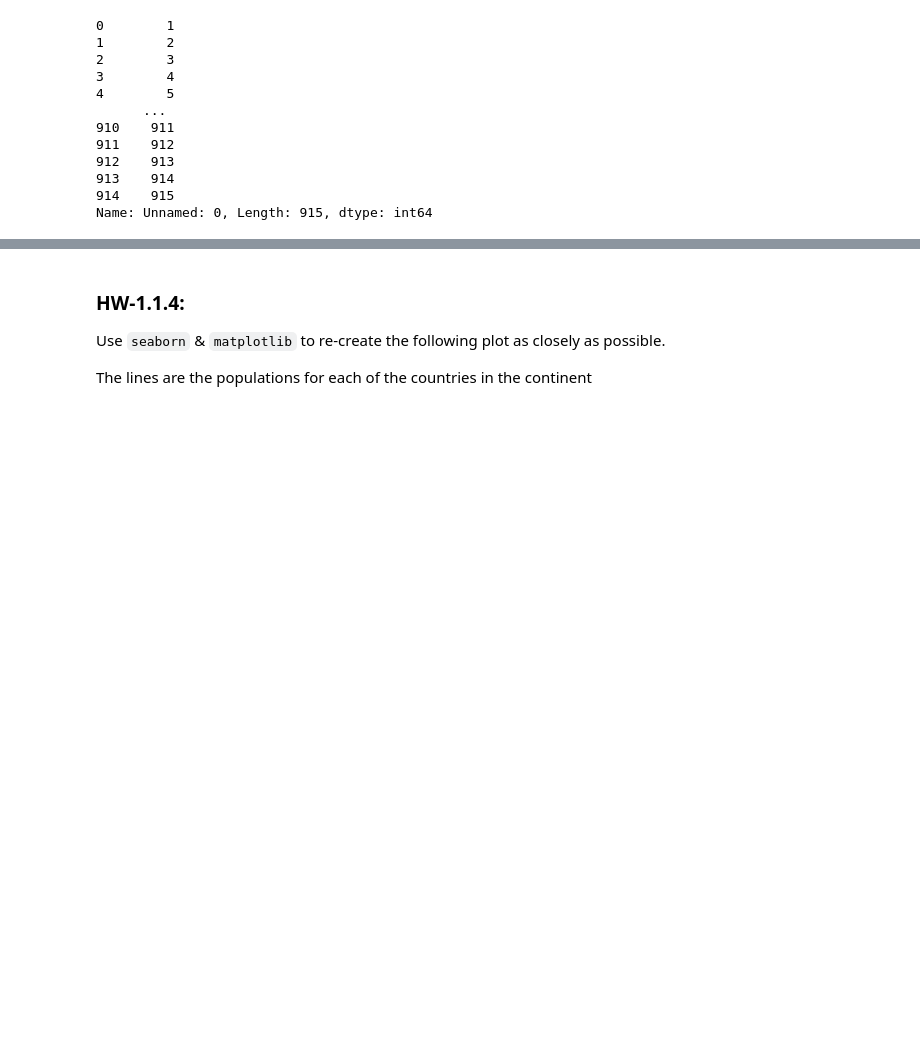
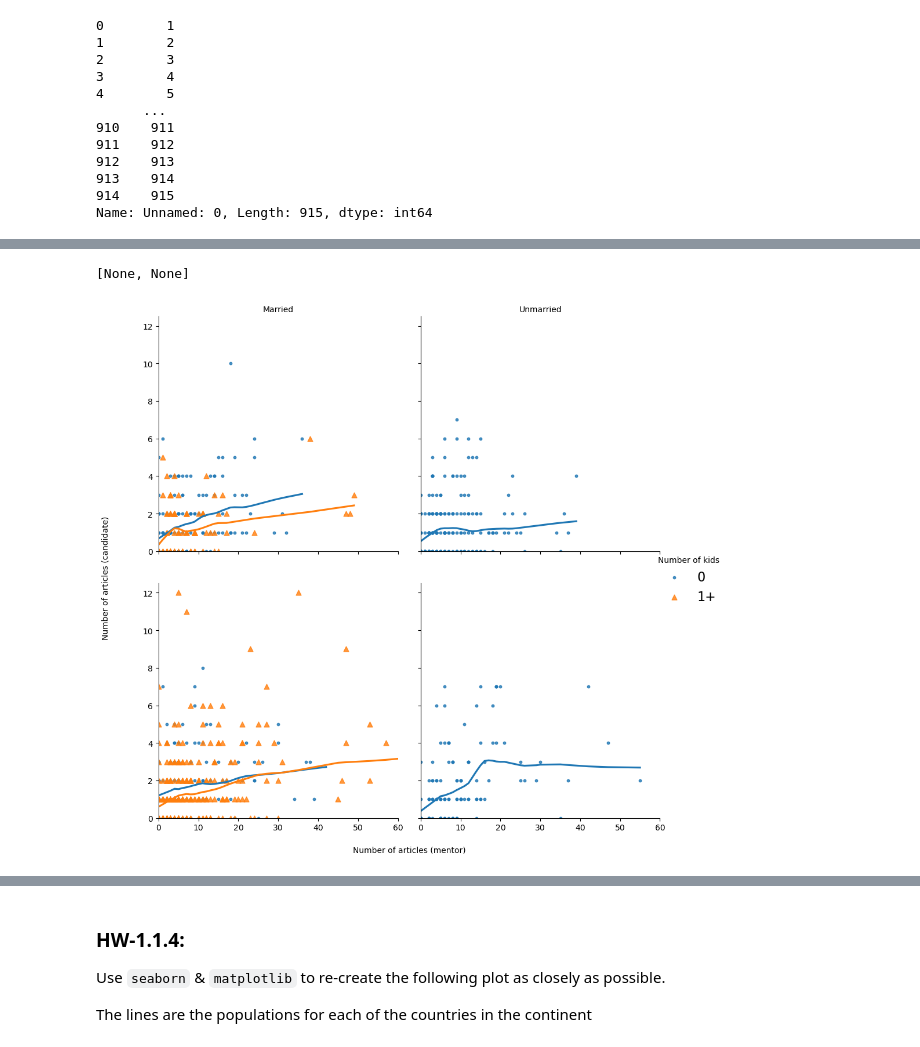
Before and after one commit to 5cminsuhlim/ANLY503, a Jupyter notebook: hws/hw1/hw-1.1.ipynb, the cells around one changed output, grey strips where cells are left out. Drawn from its saved outputs; the diff is of its cells as text; code cells hidden in the pictures; blank space fills up the shorter version.

```diff
--- a/hws/hw1/hw-1.1.ipynb
+++ b/hws/hw1/hw-1.1.ipynb
@@ -139,0 +123,37 @@ um = df.loc[(df['married'] == 'no') & (df['gender'] == 'male')]
+# %%
+mask = df['kids'] > 0
+df['kids'] = np.where(mask, "1+", "0") # if kids > 0, 1+. else, 0
+# %%
+df['gender'] = df['gender'].astype('category')
+df['gender'].cat.reorder_categories(['female', 'male'], inplace=True)
+# %%
+# INSERT CODE HERE
+g = sns.lmplot(x="mentor", y="articles", hue="kids", markers=[".","^"], lowess=True, data=df, col='married', row='gender', scatter_kws={'s': 40})
+
+# axes limits + ticks
+g.set(ylim=(0, 12.5))
+g.set(xlim=(0, 60))
+for ax in g.axes.flat:
+    ax.tick_params(axis='both', labelsize=10)
+    ax.set_ylabel("") # remove y labels
+    ax.set_xlabel("") # remove x labels
+
+# axes labels
+g.axes.flat[0].set_title("Married", fontsize=10)
+g.axes.flat[1].set_title("Unmarried", fontsize=10)
+g.axes.flat[1].yaxis.set_label_position("right")
+g.axes.flat[1].set_ylabel("Female", fontsize=10, rotation=270) #problem
+g.axes.flat[3].set_ylabel("Female", fontsize=10, rotation=270) #problem
+g.axes.flat[1].yaxis.set_label_position("right")
+g.axes.flat[3].yaxis.set_label_position("right")
+
+g.axes.flat[2].set_title("")
+g.axes.flat[3].set_title("")
+g.fig.text(0.5, 0.03, 'Number of articles (mentor)', ha='center', va='center', fontsize=10)
+g.fig.text(0.03, 0.5, 'Number of articles (candidate)', ha='center', va='center', rotation='vertical', fontsize=10)
+
+g._legend.set_title("Number of kids")
+plt.setp(g._legend.get_title(), fontsize=10)
+# %% [output]
+[None, None]
+[figure, added]
```
Also changed, not shown: parts of 7 cells of this notebook, 2 other files.
